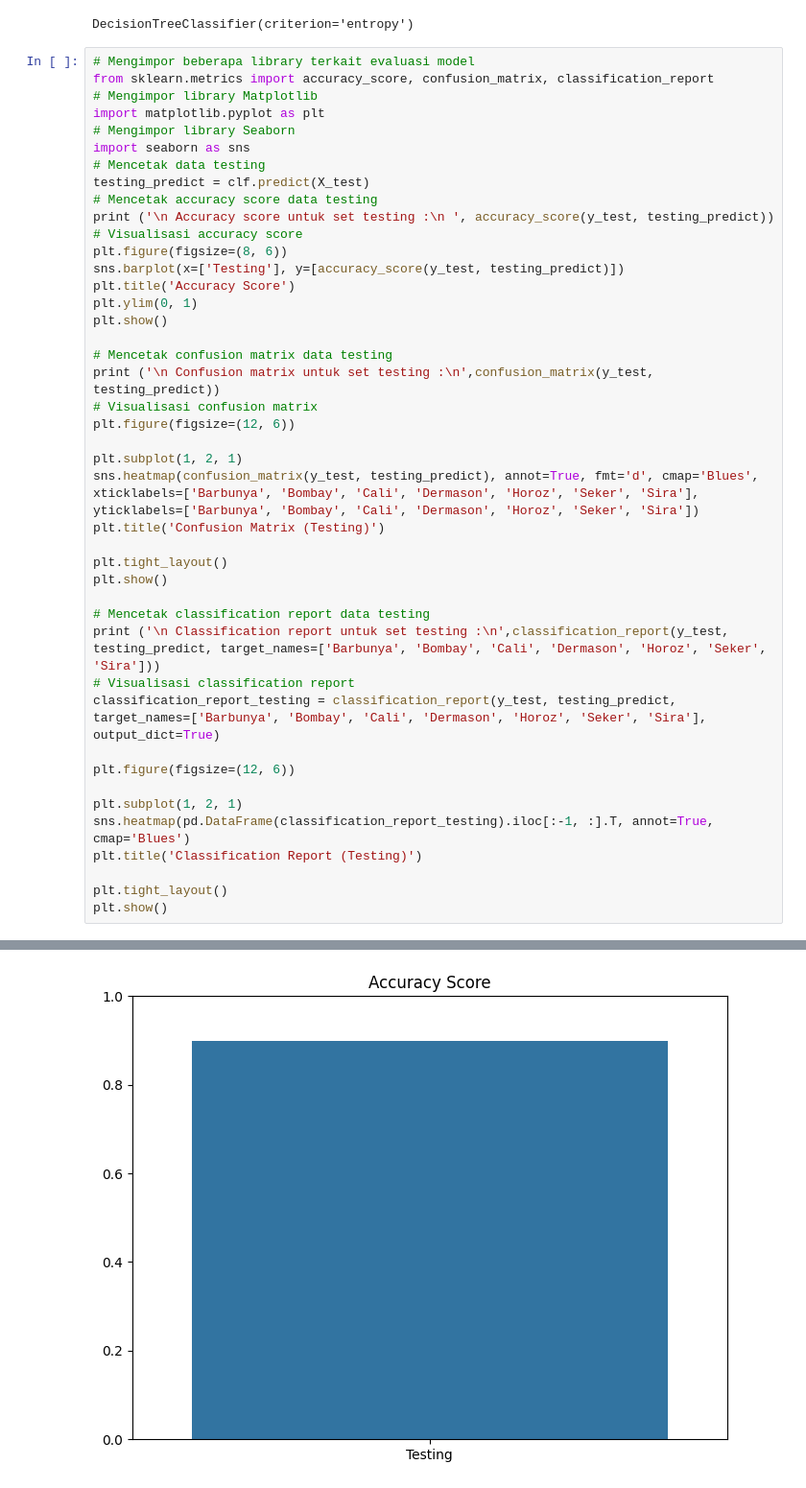
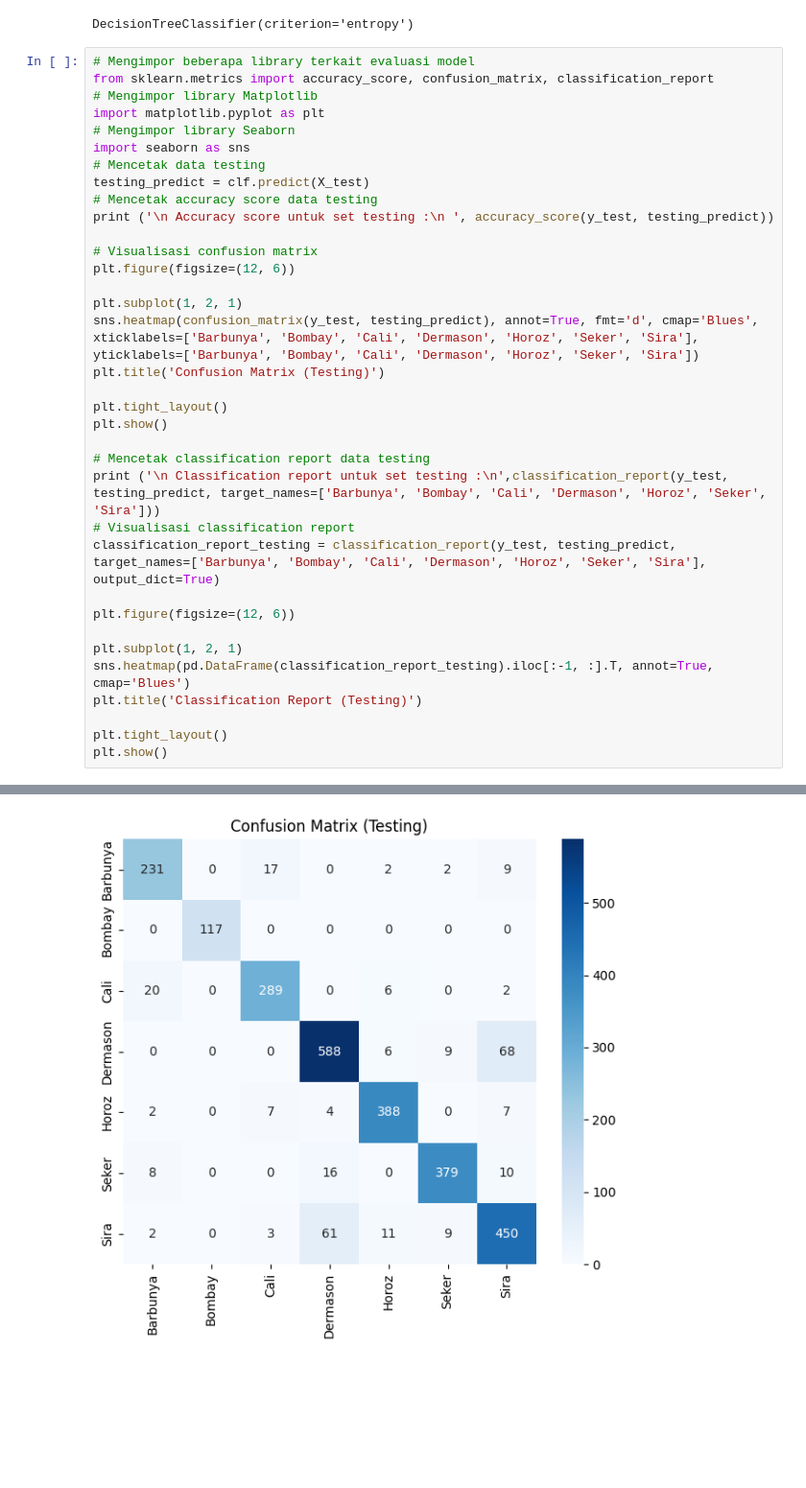
Before and after one commit to kristian-susanto/dry-bean-classification, a Jupyter notebook: DryBean.ipynb, the cells around one changed output, grey strips where cells are left out. Shown at 96% size. Saved outputs shown, nothing was run; the diff lists cells and outputs as text; blank space fills up the shorter version.

```diff
--- a/DryBean.ipynb
+++ b/DryBean.ipynb
@@ -161,15 +165,7 @@ import seaborn as sns
 testing_predict = clf.predict(X_test)
 # Mencetak accuracy score data testing
 print ('\n Accuracy score untuk set testing :\n ', accuracy_score(y_test, testing_predict))
-# Visualisasi accuracy score
-plt.figure(figsize=(8, 6))
-sns.barplot(x=['Testing'], y=[accuracy_score(y_test, testing_predict)])
-plt.title('Accuracy Score')
-plt.ylim(0, 1)
-plt.show()
 
-# Mencetak confusion matrix data testing
-print ('\n Confusion matrix untuk set testing :\n',confusion_matrix(y_test, testing_predict))
 # Visualisasi confusion matrix
 plt.figure(figsize=(12, 6))
 
@@ -199 +195 @@ plt.show()
-[figure, old version]
+[figure, new version]
```
Also changed, not shown: parts of 9 cells of this notebook.
